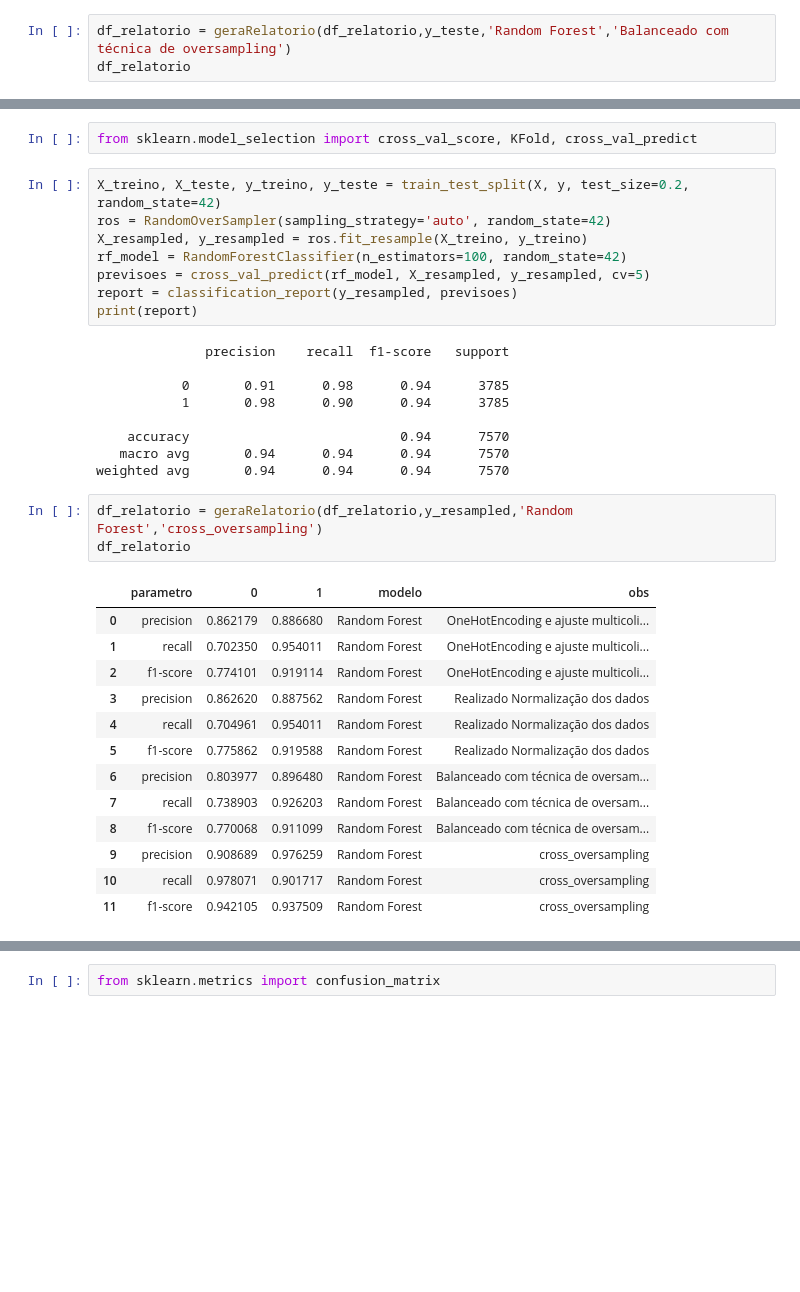
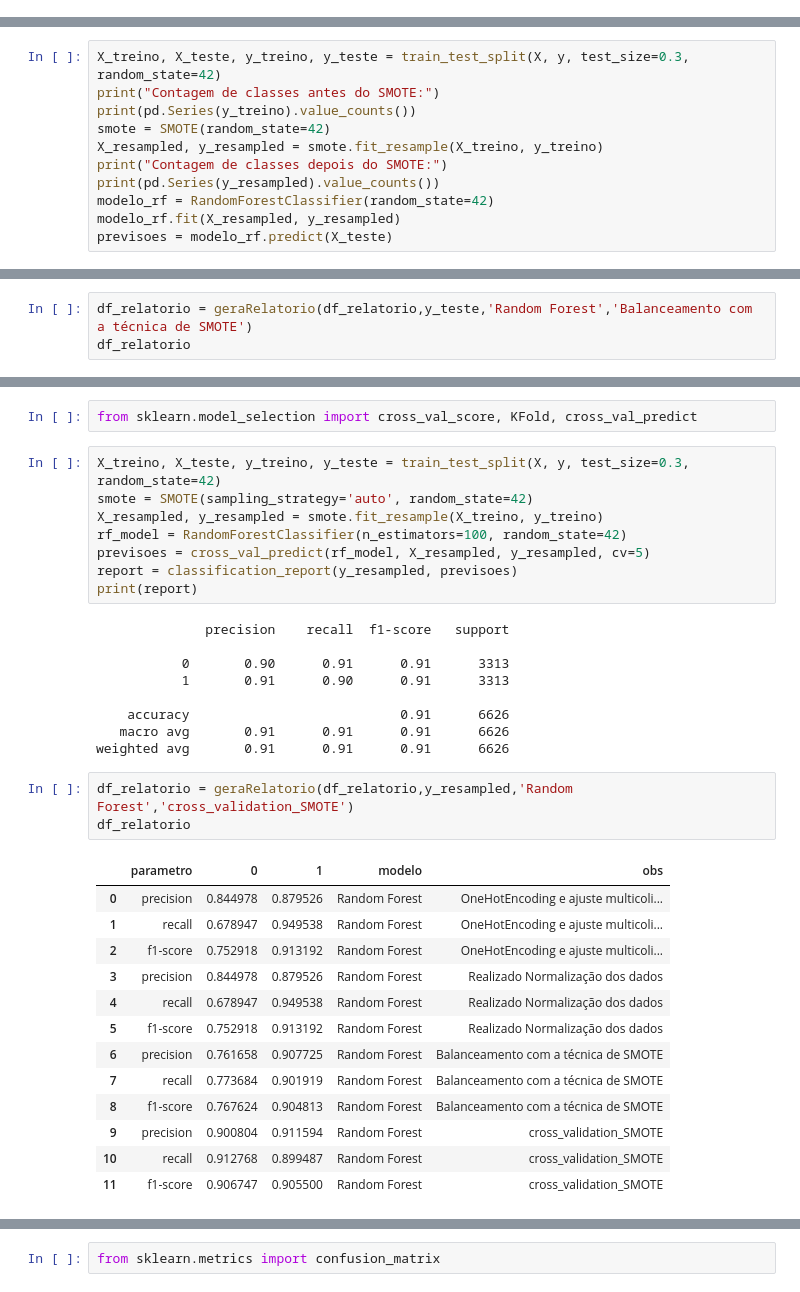
Before and after one commit to JuniorNS96/TCC, a Jupyter notebook: main.ipynb, the cells around one changed output, grey strips where cells are left out. Cells and saved outputs as stored; diff of their text form; blank space fills up the shorter version.

```diff
--- a/main.ipynb
+++ b/main.ipynb
@@ -1445,3 +1380,0 @@ Name: Situacao_cliente, dtype: int64
-# %%
-df_relatorio = geraRelatorio(df_relatorio,y_teste,'Random Forest','Balanceado com técnica de oversampling')
-df_relatorio
@@ -1458,0 +1383,11 @@ df_relatorio
+# %%
+X_treino, X_teste, y_treino, y_teste = train_test_split(X, y, test_size=0.3, random_state=42)
+print("Contagem de classes antes do SMOTE:")
+print(pd.Series(y_treino).value_counts())
+smote = SMOTE(random_state=42)
+X_resampled, y_resampled = smote.fit_resample(X_treino, y_treino)
+print("Contagem de classes depois do SMOTE:")
+print(pd.Series(y_resampled).value_counts())
+modelo_rf = RandomForestClassifier(random_state=42)
+modelo_rf.fit(X_resampled, y_resampled)
+previsoes = modelo_rf.predict(X_teste)
@@ -1458,0 +1403,3 @@ df_relatorio
+# %%
+df_relatorio = geraRelatorio(df_relatorio,y_teste,'Random Forest','Balanceamento com a técnica de SMOTE')
+df_relatorio
@@ -1459,9 +1417,9 @@ df_relatorio
 # %%
 from sklearn.model_selection import cross_val_score, KFold, cross_val_predict
 # %%
-X_treino, X_teste, y_treino, y_teste = train_test_split(X, y, test_size=0.2, random_state=42)
-ros = RandomOverSampler(sampling_strategy='auto', random_state=42)
-X_resampled, y_resampled = ros.fit_resample(X_treino, y_treino)
+X_treino, X_teste, y_treino, y_teste = train_test_split(X, y, test_size=0.3, random_state=42)
+smote = SMOTE(sampling_strategy='auto', random_state=42)
+X_resampled, y_resampled = smote.fit_resample(X_treino, y_treino)
 rf_model = RandomForestClassifier(n_estimators=100, random_state=42)
 previsoes = cross_val_predict(rf_model, X_resampled, y_resampled, cv=5)
 report = classification_report(y_resampled, previsoes)
@@ -1469,26 +1427,26 @@ print(report)
 # %% [output]
               precision    recall  f1-score   support
 
-           0       0.91      0.98      0.94      3785
-           1       0.98      0.90      0.94      3785
+           0       0.90      0.91      0.91      3313
+           1       0.91      0.90      0.91      3313
 
-    accuracy                           0.94      7570
-   macro avg       0.94      0.94      0.94      7570
-weighted avg       0.94      0.94      0.94      7570
+    accuracy                           0.91      6626
+   macro avg       0.91      0.91      0.91      6626
+weighted avg       0.91      0.91      0.91      6626
 # %%
-df_relatorio = geraRelatorio(df_relatorio,y_resampled,'Random Forest','cross_oversampling')
+df_relatorio = geraRelatorio(df_relatorio,y_resampled,'Random Forest','cross_validation_SMOTE')
 df_relatorio
 # %% [output]
 |  | parametro | 0 | 1 | modelo | obs |
-| 0 | precision | 0.862179 | 0.886680 | Random Forest | OneHotEncoding e ajuste multicoli... |
-| 1 | recall | 0.702350 | 0.954011 | Random Forest | OneHotEncoding e ajuste multicoli... |
-| 2 | f1-score | 0.774101 | 0.919114 | Random Forest | OneHotEncoding e ajuste multicoli... |
-| 3 | precision | 0.862620 | 0.887562 | Random Forest | Realizado Normalização dos dados |
-| 4 | recall | 0.704961 | 0.954011 | Random Forest | Realizado Normalização dos dados |
-| 5 | f1-score | 0.775862 | 0.919588 | Random Forest | Realizado Normalização dos dados |
-| 6 | precision | 0.803977 | 0.896480 | Random Forest | Balanceado com técnica de oversam... |
-| 7 | recall | 0.738903 | 0.926203 | Random Forest | Balanceado com técnica de oversam... |
-| 8 | f1-score | 0.770068 | 0.911099 | Random Forest | Balanceado com técnica de oversam... |
-| 9 | precision | 0.908689 | 0.976259 | Random Forest | cross_oversampling |
-| 10 | recall | 0.978071 | 0.901717 | Random Forest | cross_oversampling |
-| 11 | f1-score | 0.942105 | 0.937509 | Random Forest | cross_oversampling |
+| 0 | precision | 0.844978 | 0.879526 | Random Forest | OneHotEncoding e ajuste multicoli... |
+| 1 | recall | 0.678947 | 0.949538 | Random Forest | OneHotEncoding e ajuste multicoli... |
+| 2 | f1-score | 0.752918 | 0.913192 | Random Forest | OneHotEncoding e ajuste multicoli... |
+| 3 | precision | 0.844978 | 0.879526 | Random Forest | Realizado Normalização dos dados |
+| 4 | recall | 0.678947 | 0.949538 | Random Forest | Realizado Normalização dos dados |
+| 5 | f1-score | 0.752918 | 0.913192 | Random Forest | Realizado Normalização dos dados |
+| 6 | precision | 0.761658 | 0.907725 | Random Forest | Balanceamento com a técnica de SMOTE |
+| 7 | recall | 0.773684 | 0.901919 | Random Forest | Balanceamento com a técnica de SMOTE |
+| 8 | f1-score | 0.767624 | 0.904813 | Random Forest | Balanceamento com a técnica de SMOTE |
+| 9 | precision | 0.900804 | 0.911594 | Random Forest | cross_validation_SMOTE |
+| 10 | recall | 0.912768 | 0.899487 | Random Forest | cross_validation_SMOTE |
+| 11 | f1-score | 0.906747 | 0.905500 | Random Forest | cross_validation_SMOTE |
```
Also changed, not shown: parts of 24 cells of this notebook.
